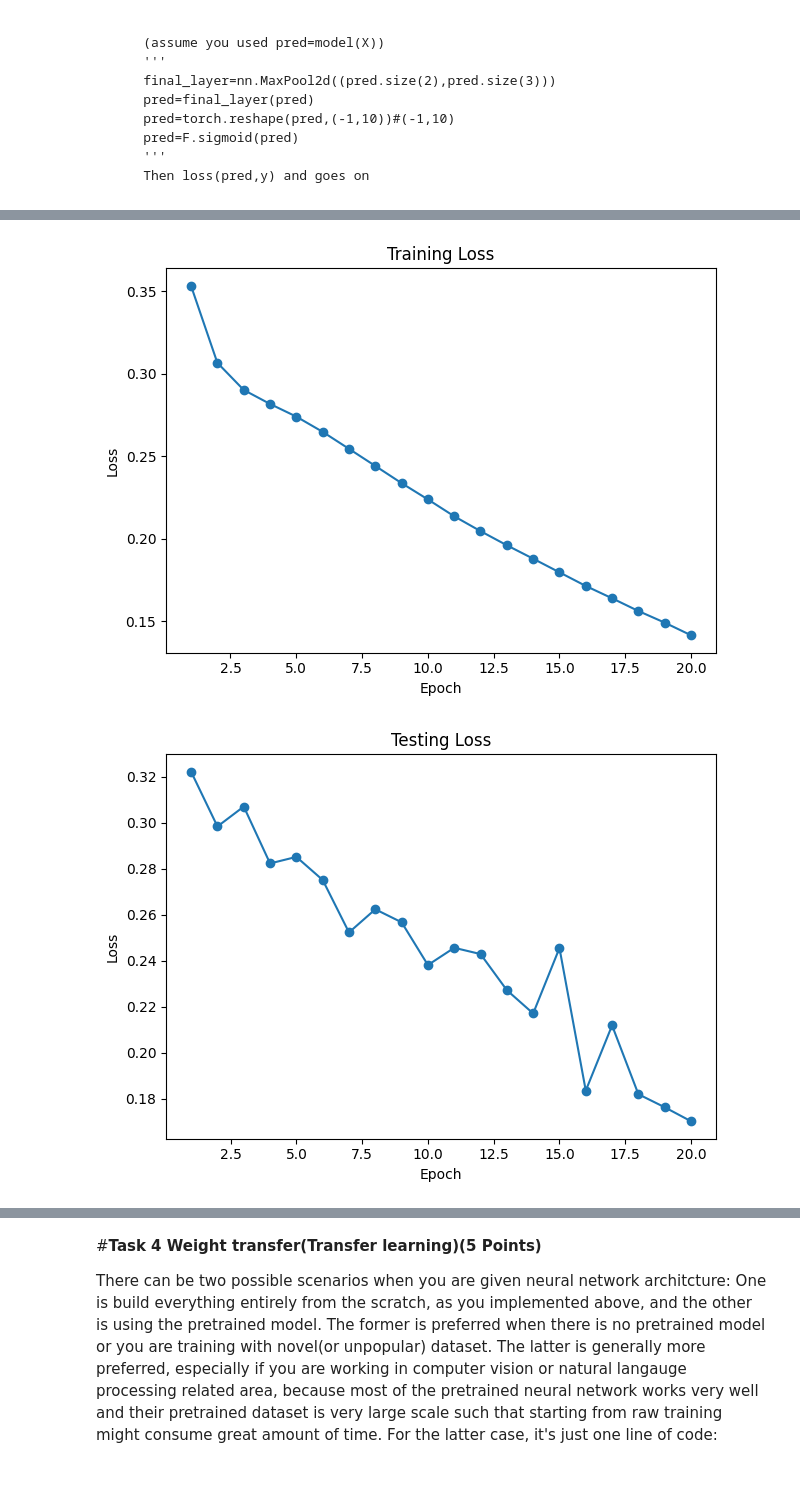
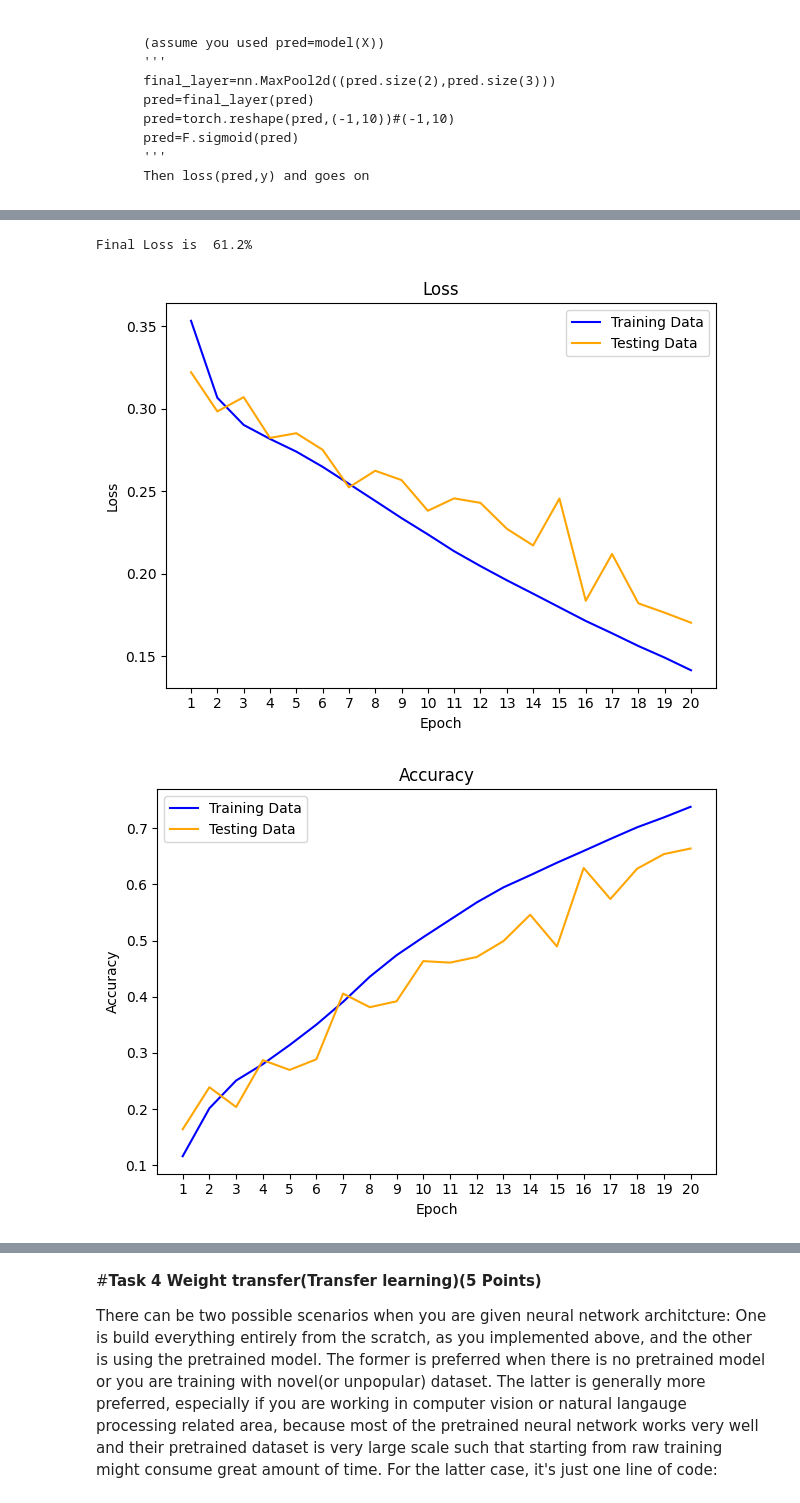
Before and after one commit to ThomasCZhang/CMU-02620-ML-Spring2023, a Jupyter notebook: HW4/02_620_HW4_Programming.ipynb, the cells around one changed output, grey strips where cells are left out. Cells and saved outputs as stored; diff of their text form; code cells hidden in the pictures.

```diff
--- a/HW4/02_620_HW4_Programming.ipynb
+++ b/HW4/02_620_HW4_Programming.ipynb
@@ -383,20 +361,24 @@ Epoch 1
 # %%
-def PlotCurves(y_vals, title, y_label, save_path):
+def PlotCurvesTrainTest(y_train, y_test, labels, title, y_label, save_path = None):
     fig = plt.figure()
     axs = fig.subplots(1,1)
-    axs.plot(range(1,1+len(y_vals)), y_vals, marker = 'o')
+    xticks = range(1, 1+len(y_train))
+    axs.plot(xticks, y_train, color = 'blue', label = labels[0])
+    axs.plot(xticks, y_test, color = 'orange', label = labels[1])
+    axs.legend()
     axs.set_xlabel('Epoch')
     axs.set_ylabel(y_label)
     axs.set_title(title)
+    axs.set_xticks(xticks)
     fig.tight_layout()
-    fig.savefig(save_path)
+    if save_path is not None:
+        fig.savefig(save_path)
 # %%
-records = torch.load('./data/record_final.pt')
-
-PlotCurves(records['train_loss'], 'Training Loss', 'Loss', './images/TrainingLoss.png')
-PlotCurves(records['test_loss'], 'Testing Loss', 'Loss', './images/TestingLoss.png')
-PlotCurves(records['train_accuracy'], 'Training Accuracy', 'Accuracy','./images/TrainingAccuracy.png')
-PlotCurves(records['test_accuracy'], 'Testing Accuracy', 'Accuracy', './images/TestingAccuracy.png')
+records = torch.load('./data/trained_models/record_final.pt')
+PlotCurvesTrainTest(records['train_loss'], records['test_loss'], ['Training Data', 'Testing Data'], 'Loss', 'Loss', './images/TrainingLoss.png' )
+PlotCurvesTrainTest(records['train_accuracy'], records['test_accuracy'], ['Training Data', 'Testing Data'], 'Accuracy', 'Accuracy', './images/TrainingAccuracy.png')
+print(f'Final Loss is {61.2: 0.1f}%')
 # %% [output]
+Final Loss is  61.2%
-[figure, old version]
+[figure, new version]
-[figure, old version]
+[figure, new version]
```
Also changed, not shown: parts of 38 cells of this notebook.
